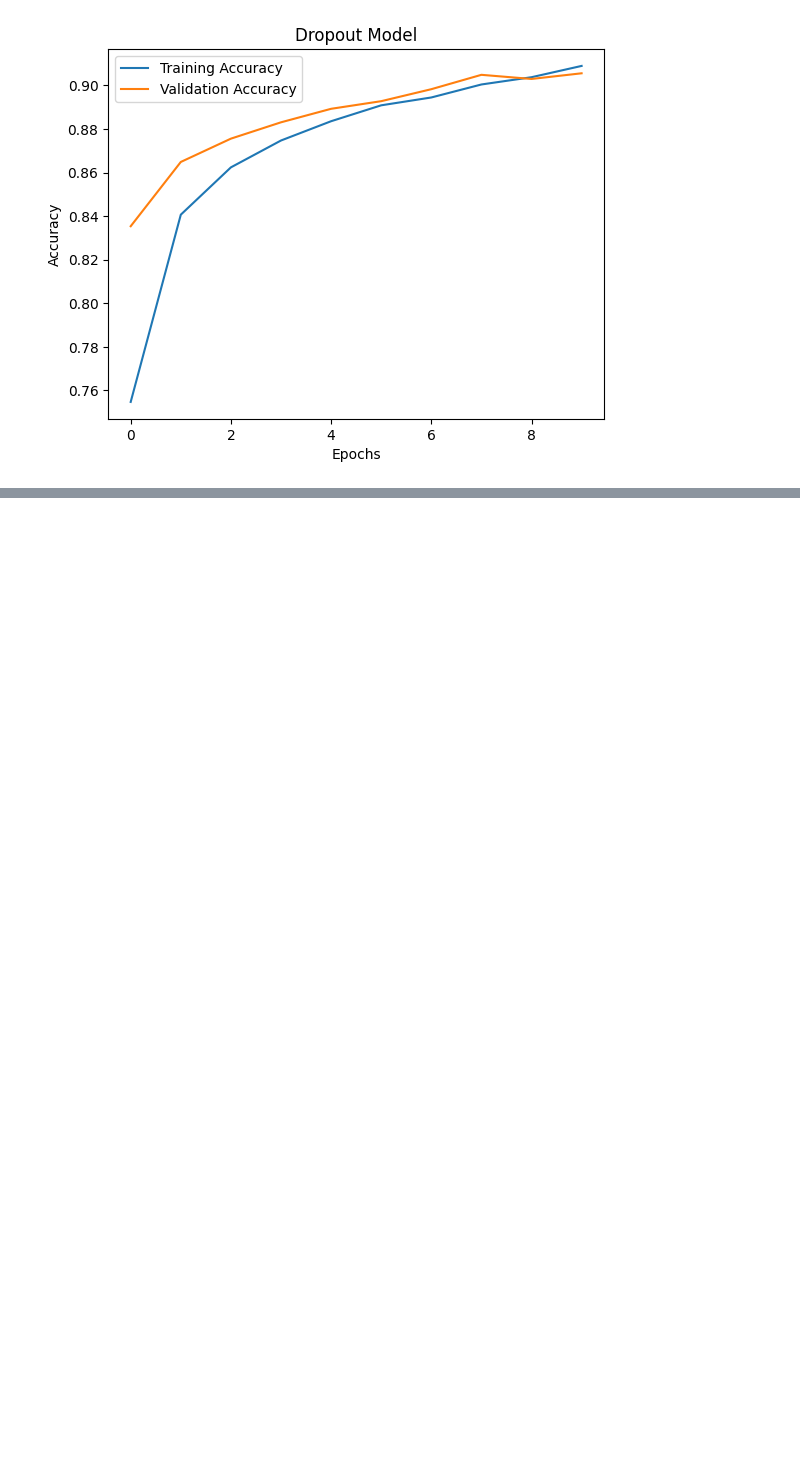
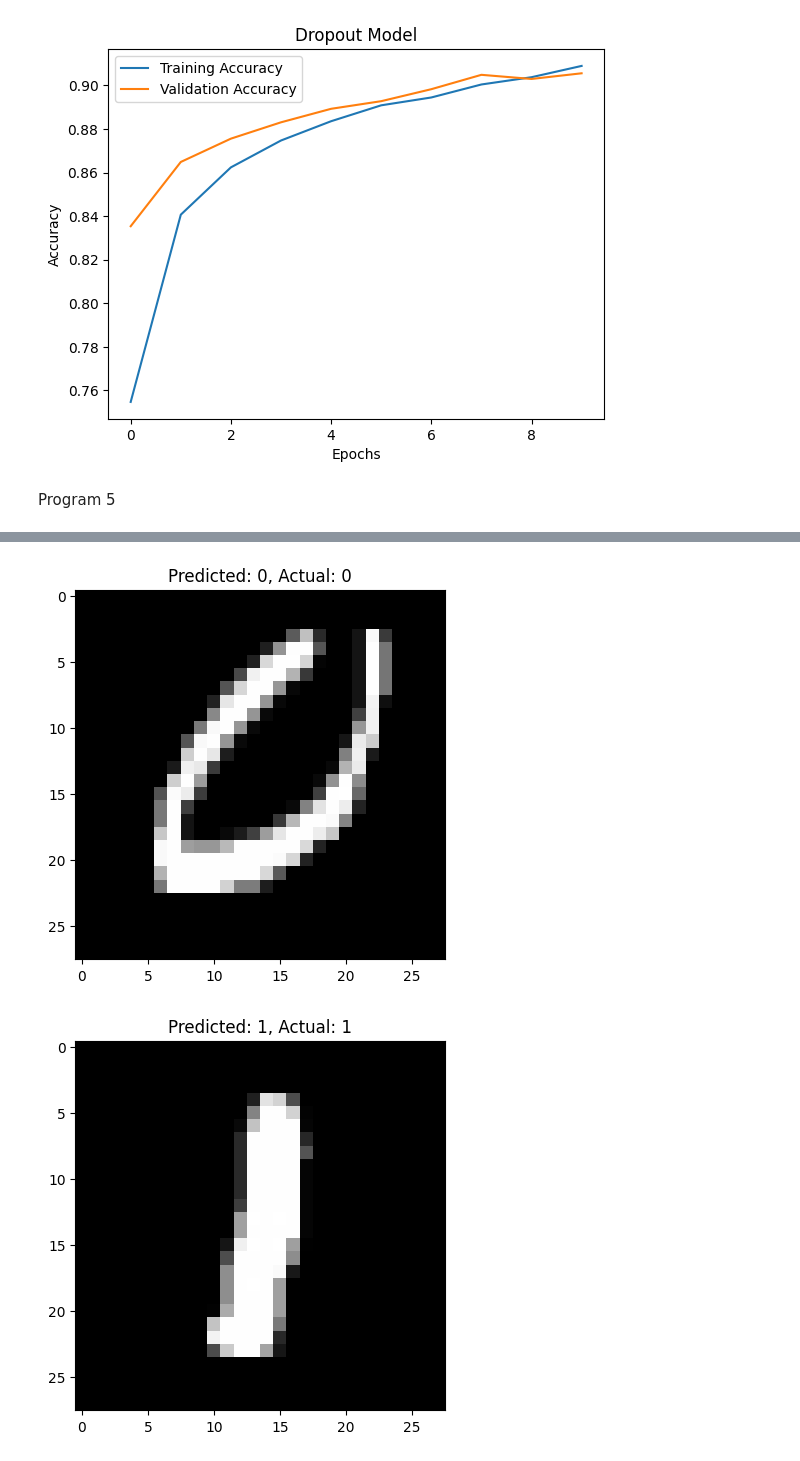
Before and after one commit to srikara5000/Neural_Networks_Lab, a Jupyter notebook: NN_Lab_Programs.ipynb, the cells around one changed output, grey strips where cells are left out. Saved outputs shown, nothing was run; the diff lists cells and outputs as text; code cells hidden in the pictures; blank space fills up the shorter version.

```diff
--- a/NN_Lab_Programs.ipynb
+++ b/NN_Lab_Programs.ipynb
@@ -211,3 +440,69 @@ Epoch 10/10
 313/313 ━━━━━━━━━━━━━━━━━━━━ 3s 9ms/step - accuracy: 0.9074 - loss: 0.2690
 Dropout Model Test Accuracy: 90.56%
 [figure]
+# %% [markdown]
+Program 5
+# %%
+# Design and implement an image classification model to classify a dataset of images using deep feed forward neural network. Record the accuracy corresponding to the number of epochs. Use MNIST datatset.
+
+import tensorflow as tf
+from tensorflow.keras import layers, models
+from tensorflow.keras.datasets import mnist
+import numpy as np
+import matplotlib.pyplot as plt
+
+# Step 1: Load and Preprocess the Dataset
+# Load the MNIST dataset (handwritten digits)
+(x_train, y_train), (x_test, y_test) = mnist.load_data()
+
+# Normalize the pixel values to be between 0 and 1
+x_train = x_train.reshape(x_train.shape[0], 28*28).astype('float32') / 255
+x_test = x_test.reshape(x_test.shape[0], 28*28).astype('float32') / 255
+
+# Convert labels to one-hot encoding
+y_train = tf.keras.utils.to_categorical(y_train, 10)
+y_test = tf.keras.utils.to_categorical(y_test, 10)
+
+# Step 2: Design the Model (Deep Feedforward Neural Network)
+model = models.Sequential()
+
+# Input layer (784 units corresponding to 28x28 pixels)
+model.add(layers.InputLayer(input_shape=(28*28,)))
+
+# Hidden layers (Dense/fully connected layers with ReLU activation)
+model.add(layers.Dense(512, activation='relu'))
+model.add(layers.Dense(256, activation='relu'))
+model.add(layers.Dense(128, activation='relu'))
+
+# Output layer (10 units for 10 classes, with softmax for multi-class classification)
+model.add(layers.Dense(10, activation='softmax'))
+
+# Step 3: Compile the Model
+model.compile(optimizer='adam',
+              loss='categorical_crossentropy',
+              metrics=['accuracy'])
+
+# Step 4: Train the Model
+history = model.fit(x_train, y_train,
+                    validation_data=(x_test, y_test),
+                    epochs=5, batch_size=128)
+
+# Step 5: Select your own 3 images from the MNIST test set
+# Let's pick 3 random test images
+indices = np.random.choice(x_test.shape[0], 3)
+sample_images = x_test[indices]
+sample_labels = y_test[indices]
+
+# Step 6: Predict the class of the selected images
+predictions = model.predict(sample_images)
+
+# Convert predictions from one-hot encoded format to digits
+predicted_digits = np.argmax(predictions, axis=1)
+actual_digits = np.argmax(sample_labels, axis=1)
+
+# Step 7: Display the selected images and their predicted labels
+for i in range(3):
+    plt.imshow(sample_images[i].reshape(28, 28), cmap='gray')
+    plt.title(f"Predicted: {predicted_digits[i]}, Actual: {actual_digits[i]}")
+    plt.show()
+# %% [output]
@@ -213,0 +522,2 @@ Dropout Model Test Accuracy: 90.56%
+[figure, added]
+[figure, added]
```
Also changed, not shown: parts of 12 cells of this notebook.
